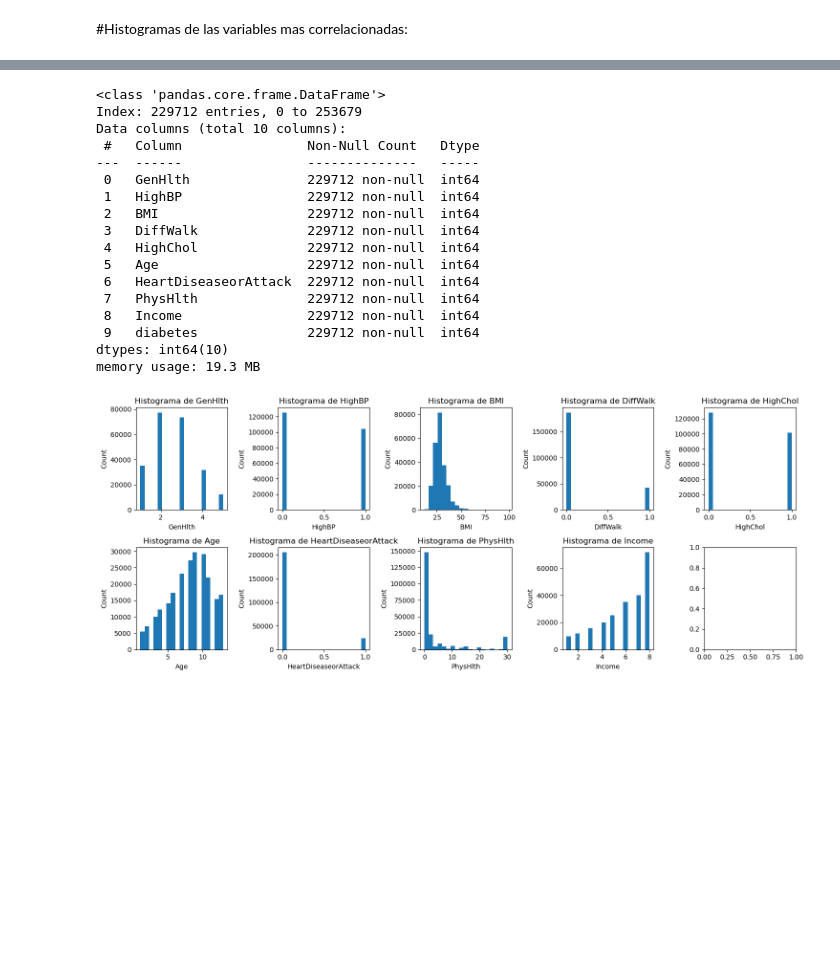
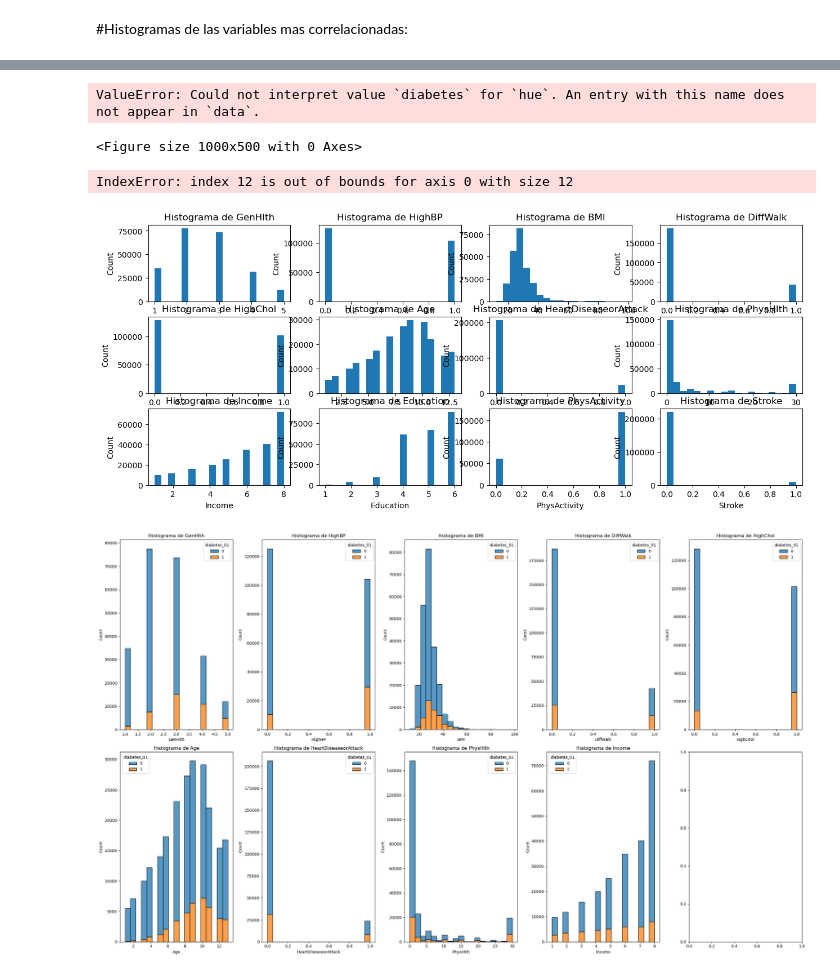
Before and after one commit to juanlt9905/machineLearning2025, a Jupyter notebook: exploracion_de_datos.ipynb, the cells around one changed output, grey strips where cells are left out. Cells and saved outputs as stored; diff of their text form; code cells hidden in the pictures; blank space fills up the shorter version.

```diff
--- a/exploracion_de_datos.ipynb
+++ b/exploracion_de_datos.ipynb
@@ -84,11 +84,11 @@ Education -> escala del 1-6, 1=nunca fue a la escuela o solo kinder, 2=grados 1-
 
 Income -> escala 1-8 1= menos de 10,000, 5= menos de 35,000, 8=75,000 o más. Variable categórica.
 # %%
-#Unificar prediabetes y diabetes.
+#Crear la columna diabetes_01 que unifique prediabetes con diabetes
+datos_diabetes['diabetes_01'] = datos_diabetes['Diabetes_012']
+datos_diabetes['diabetes_01'] = datos_diabetes['diabetes_01'].replace(2,1)
 
-datos_diabetes['Diabetes_012'] = datos_diabetes['Diabetes_012'].replace(2,1)
-
-datos_diabetes = datos_diabetes.rename(columns={'Diabetes_012':'diabetes'})
+#datos_diabetes = datos_diabetes.rename(columns={'Diabetes_012':'diabetes'})
 # %%
 # mostrar información del DataFrame
 def info(df):
@@ -270,15 +277,7 @@ Name: diabetes, dtype: float64
 #Histograma BMI
 #verificar que coeficiente de correlacion usa cuando tengo variables binarias
 
-columnas_mas_correlacionadas = ['GenHlth', 'HighBP', 'BMI', 'DiffWalk', 'HighChol','Age', 'HeartDiseaseorAttack', 'PhysHlth','Income','diabetes']
+columnas_mas_correlacionadas = ['GenHlth', 'HighBP', 'BMI', 'DiffWalk', 'HighChol','Age', 'HeartDiseaseorAttack', 'PhysHlth','Income',
+                                'Education', 'PhysActivity', 'Stroke', 'CholCheck',
+                                'HvyAlcoholConsump','diabetes_01']
 subset = datos_diabetes[columnas_mas_correlacionadas] #crear el subset de columnas de la lista
-
-##sns.pairplot(subset, hue='diabetes')
-k = int(np.ceil(1+np.log2(len(subset)))) #regla de sturges con un numero entero
-plt.figure(figsize=(5, 3))
-
-plt.xlabel('Age')
-plt.ylabel('Count')
-plt.title('Histograma de BMI')
-
-plt.hist(subset['BMI'], bins=k)
@@ -296,48 +284,60 @@ plt.hist(subset['BMI'], bins=k)
-# %%
-subset.info()
-# %% [output]
-<class 'pandas.core.frame.DataFrame'>
-Index: 229712 entries, 0 to 253679
-Data columns (total 10 columns):
- #   Column                Non-Null Count   Dtype
----  ------                --------------   -----
- 0   GenHlth               229712 non-null  int64
- 1   HighBP                229712 non-null  int64
- 2   BMI                   229712 non-null  int64
- 3   DiffWalk              229712 non-null  int64
- 4   HighChol              229712 non-null  int64
- 5   Age                   229712 non-null  int64
- 6   HeartDiseaseorAttack  229712 non-null  int64
- 7   PhysHlth              229712 non-null  int64
- 8   Income                229712 non-null  int64
- 9   diabetes              229712 non-null  int64
-dtypes: int64(10)
-memory usage: 19.3 MB
+# %%
+plt.figure(figsize=(10, 5))
+sns.countplot(x='Stroke', hue='diabetes', data=datos_diabetes)
+# %% [output]
+ValueError: Could not interpret value `diabetes` for `hue`. An entry with this name does not appear in `data`.
+<Figure size 1000x500 with 0 Axes>
 # %%
-columnas_para_histograma = ['GenHlth', 'HighBP', 'BMI', 'DiffWalk', 'HighChol', 'Age', 'HeartDiseaseorAttack', 'PhysHlth','Income']
+columnas_para_histograma = ['GenHlth', 'HighBP', 'BMI', 'DiffWalk', 'HighChol', 'Age', 'HeartDiseaseorAttack', 'PhysHlth','Income','Education',
+                            'PhysActivity', 'Stroke', 'CholCheck']
 
-num_filas = 2
+num_filas = 3
 num_columnas = (len(columnas_para_histograma) + 1) // num_filas  # Calcula el número de columnas necesarias
 fig, axes = plt.subplots(nrows=num_filas, ncols=num_columnas, figsize=(15, 6))
 
 # Aplanar el array de ejes para iterar fácilmente
 axes = axes.flatten()
 
 for i, col in enumerate(columnas_para_histograma):
     # Convierte a enteros si la columna es booleana
 
     data = subset[col].astype(int)
 
     k = int(np.ceil(1 + np.log2(len(data))))  # Regla de Sturges
     axes[i].hist(data, bins=k)
     axes[i].set_title(f'Histograma de {col}')
     axes[i].set_xlabel(col)
     axes[i].set_ylabel('Count')
 
 plt.tight_layout()
 plt.show()
 # %% [output]
+IndexError: index 12 is out of bounds for axis 0 with size 12
-[figure, old version]
+[figure, new version]
+# %%
+columnas_para_histograma = ['GenHlth', 'HighBP', 'BMI', 'DiffWalk', 'HighChol', 'Age', 'HeartDiseaseorAttack', 'PhysHlth', 'Income']
+
+#columnas_para_histograma = ['GenHlth', 'HighBP', 'BMI', 'DiffWalk', 'HighChol', 'Age', 'HeartDiseaseorAttack', 'PhysHlth','Income','Education',
+#                            'PhysActivity', 'Stroke', 'CholCheck']
+num_filas = 2
+num_columnas = (len(columnas_para_histograma) + 1) // num_filas
+fig, axes = plt.subplots(nrows=num_filas, ncols=num_columnas, figsize=(25, 15))
+
+axes = axes.flatten()
+
+for i, col in enumerate(columnas_para_histograma):
+    data = subset[col].astype(int)
+    k = int(np.ceil(1 + np.log2(len(data))))  # Regla de Sturges
+
+    sns.histplot(data=subset, x=col, hue='diabetes_01', bins=k, ax=axes[i], multiple='stack')
+    axes[i].set_title(f'Histograma de {col}')
+    axes[i].set_xlabel(col)
+    axes[i].set_ylabel('Count')
+
+plt.tight_layout()
+plt.show()
+# %% [output]
+[figure, added]
 # %%
 subset = subset[['Age', 'GenHlth','diabetes']]
 sns.pairplot(subset, hue='diabetes')
```
Also changed, not shown: parts of 18 cells of this notebook.
